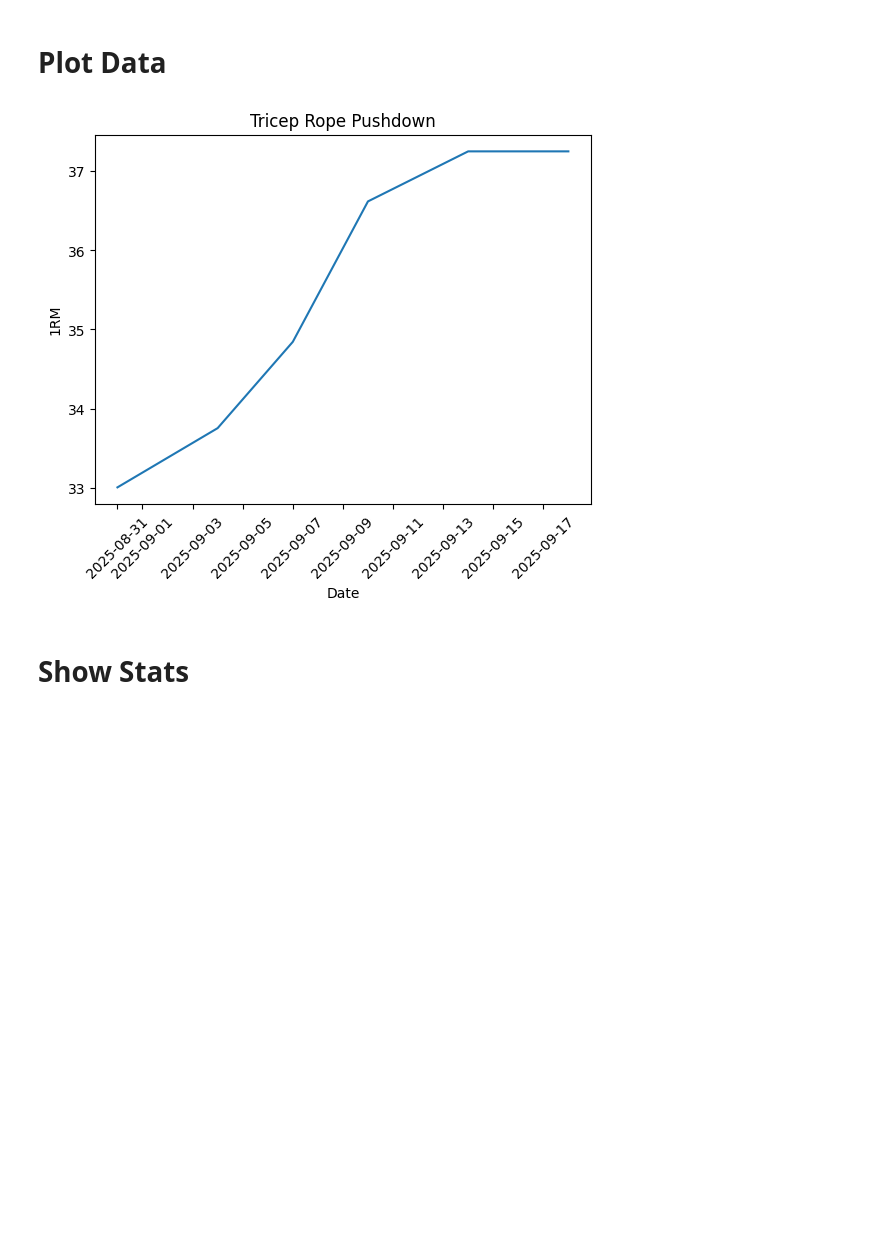
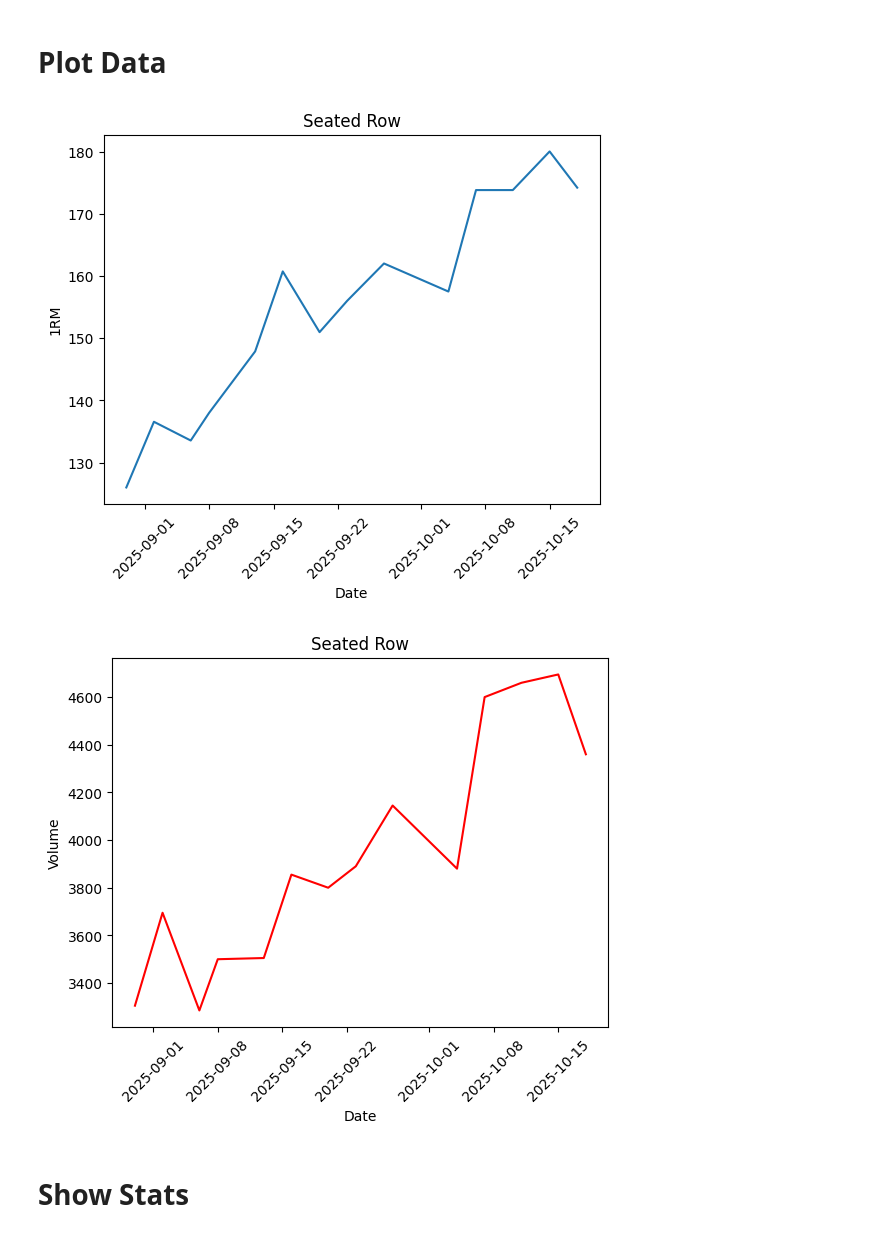
Before and after one commit to ac1147/Lifting_Tracker, a Jupyter notebook: Workout_Data_Analysis.ipynb, the cells around one changed output. Drawn from its saved outputs; the diff is of its cells as text; code cells hidden in the pictures; blank space fills up the shorter version.

```diff
--- a/Workout_Data_Analysis.ipynb
+++ b/Workout_Data_Analysis.ipynb
@@ -59,5 +59,18 @@ df["Weight"] = pd.to_numeric(df["Weight"], errors="coerce")
 df["Reps"] = pd.to_numeric(df["Reps"], errors="coerce")
 df["Days"] = (df["Date"] - df["Date"].min()).dt.days
 
-print(df.head())
+#Add 1RM Column using brzycki formula
+df["1RM"] = df["Weight"] / (1.0278 - (0.0278 * df["Reps"]))
+
+#Add set volume
+df["Set Volume"] = df["Weight"] * df["Reps"]
+
+#Add Total Volume
+for index in range(2, len(df), 4):
+  df.loc[index, "Total Volume"] = df.loc[index - 2, "Set Volume"] + df.loc[index - 1, "Set Volume"] + df.loc[index, "Set Volume"] + df.loc[index + 1, "Set Volume"]
+
+#Display preview
+pd.set_option('display.width', 200)
+pd.set_option('display.max_columns', None)
+print(df.head(8))
 # %% [output]
@@ -72,24 +88,37 @@ print(df.head())
 # %%
 def plotOneRepMax(Exercise):
     #Function to make line plot of One Rep Max vs Time for an exercise
 
     exerciseData = df[df["Exercise"] == Exercise]
     exerciseDataThree = exerciseData[exerciseData["Sets"] == 3]
 
-    # Use Brzycki formula to calc 1RM
-    oneRepMax = exerciseDataThree["Weight"] / (1.0278 - ( 0.0278 * exerciseDataThree["Reps"]))
-
-    plt.plot(exerciseDataThree["Date"], oneRepMax)
+    plt.plot(exerciseDataThree["Date"], exerciseDataThree["1RM"])
     plt.xlabel("Date")
     plt.xticks(rotation=45)  # or 90 for vertical
     plt.ylabel("1RM")
     plt.title(Exercise)
     plt.show()
     return
 
-plotOneRepMax("Tricep Rope Pushdown")
+def plotVol(Exercise):
+    #Function to make line plot of One Rep Max vs Time for an exercise
+
+    exerciseData = df[df["Exercise"] == Exercise]
+    exerciseDataThree = exerciseData[exerciseData["Sets"] == 3]
+
+    plt.plot(exerciseDataThree["Date"], exerciseDataThree["Total Volume"], color = 'red')
+    plt.xlabel("Date")
+    plt.xticks(rotation=45)  # or 90 for vertical
+    plt.ylabel("Volume")
+    plt.title(Exercise)
+    plt.show()
+    return
+
+plotOneRepMax("Seated Row")
+plotVol("Seated Row")
 # %% [output]
-[figure, old version]
+[figure, new version]
+[figure, added]
 # %% [markdown]
 # **Show Stats**
 # %%
```
Also changed, not shown: parts of 3 cells of this notebook.
